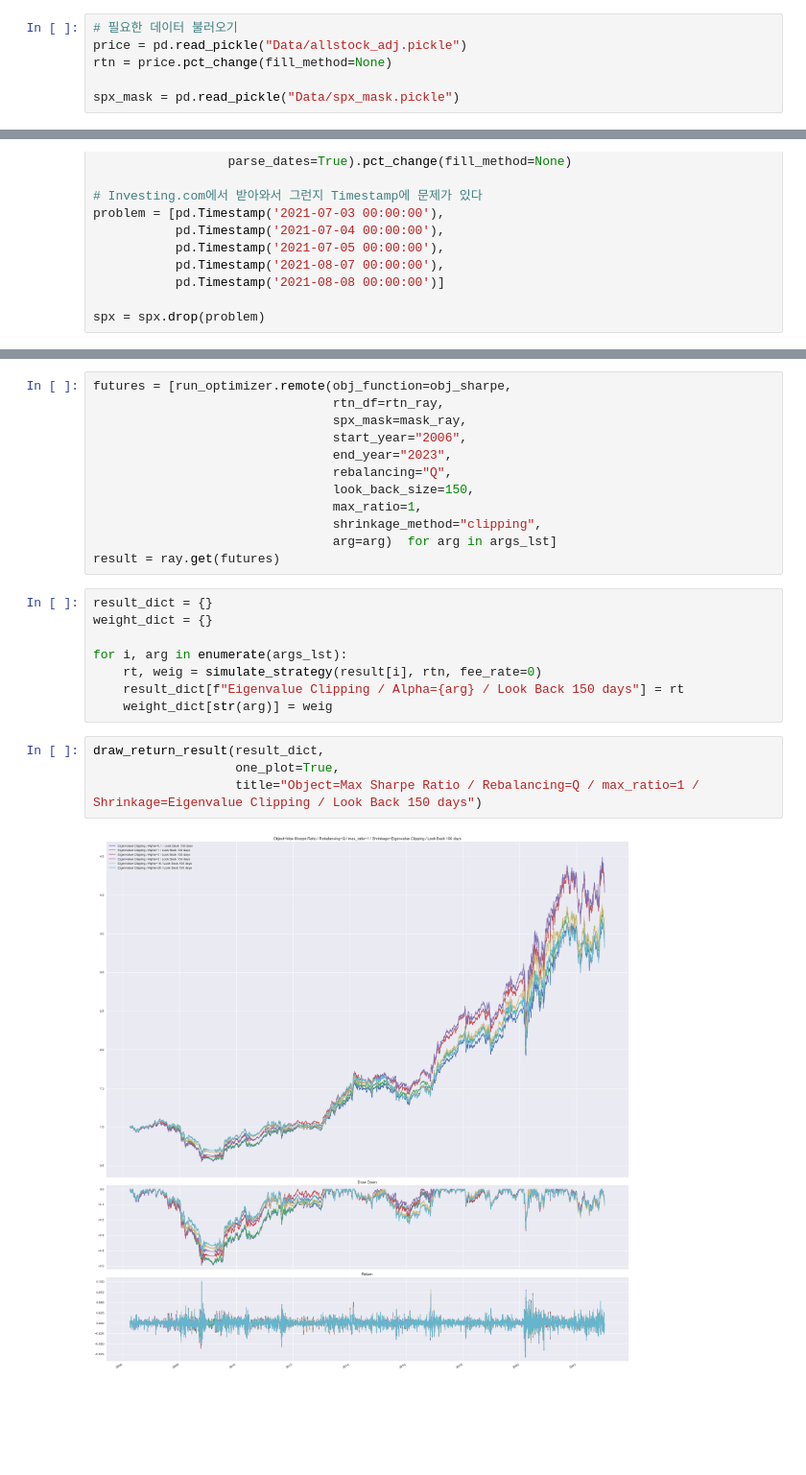
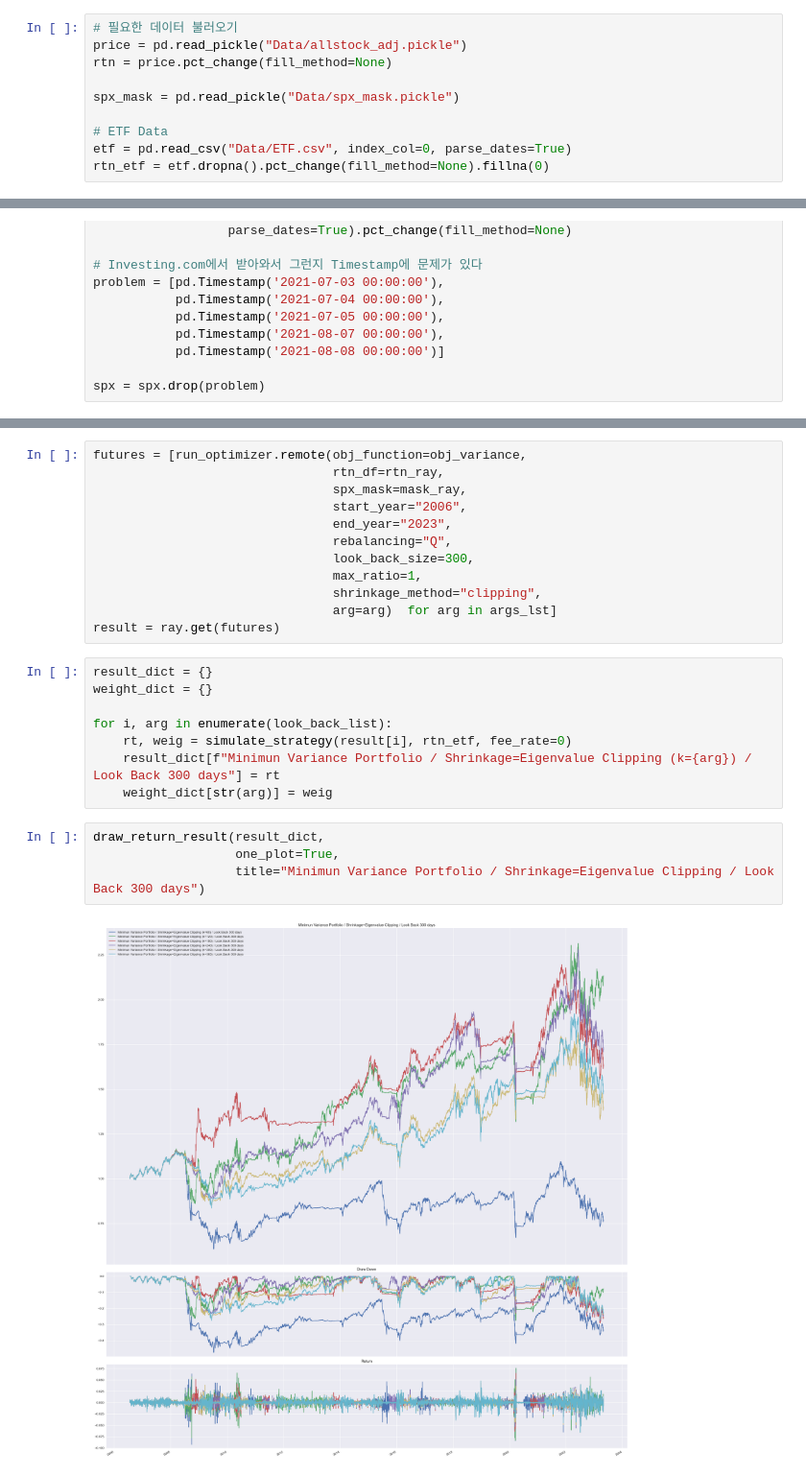
Before and after one commit to Je-Hyeon/Portfolio-Optimization-2023-FR-Project-, a Jupyter notebook: optimize_pf.ipynb, the cells around one changed output, grey strips where cells are left out. Shown at 96% size. Cells and saved outputs as stored; diff of their text form; blank space fills up the shorter version.

```diff
--- a/optimize_pf.ipynb
+++ b/optimize_pf.ipynb
@@ -25,6 +25,10 @@ price = pd.read_pickle("Data/allstock_adj.pickle")
 rtn = price.pct_change(fill_method=None)
 
 spx_mask = pd.read_pickle("Data/spx_mask.pickle")
+
+# ETF Data
+etf = pd.read_csv("Data/ETF.csv", index_col=0, parse_dates=True)
+rtn_etf = etf.dropna().pct_change(fill_method=None).fillna(0)
 # %%
 # Ray를 사용하기 위해 Ray데이터 생성
 rtn_ray = ray.put(rtn)
@@ -52,11 +91,11 @@ args_lst = [0.1, 1, 3, 5, 10, 20]
 # %%
-futures = [run_optimizer.remote(obj_function=obj_sharpe,
+futures = [run_optimizer.remote(obj_function=obj_variance,
                                 rtn_df=rtn_ray,
                                 spx_mask=mask_ray,
                                 start_year="2006",
                                 end_year="2023",
                                 rebalancing="Q",
-                                look_back_size=150,
+                                look_back_size=300,
                                 max_ratio=1,
                                 shrinkage_method="clipping",
                                 arg=arg)  for arg in args_lst]
@@ -65,15 +104,15 @@ result = ray.get(futures)
 result_dict = {}
 weight_dict = {}
 
-for i, arg in enumerate(args_lst):
-    rt, weig = simulate_strategy(result[i], rtn, fee_rate=0)
-    result_dict[f"Eigenvalue Clipping / Alpha={arg} / Look Back 150 days"] = rt
+for i, arg in enumerate(look_back_list):
+    rt, weig = simulate_strategy(result[i], rtn_etf, fee_rate=0)
+    result_dict[f"Minimun Variance Portfolio / Shrinkage=Eigenvalue Clipping (k={arg}) / Look Back 300 days"] = rt
     weight_dict[str(arg)] = weig
 # %%
 draw_return_result(result_dict,
                    one_plot=True,
-                   title="Object=Max Sharpe Ratio / Rebalancing=Q / max_ratio=1 / Shrinkage=Eigenvalue Clipping / Look Back 150 days")
+                   title="Minimun Variance Portfolio / Shrinkage=Eigenvalue Clipping / Look Back 300 days")
 # %% [output]
-[figure, old version]
+[figure, new version]
 # %%
 stats = print_statistics(result_dict)
```
Also changed, not shown: parts of 12 cells of this notebook, 7 other files.
